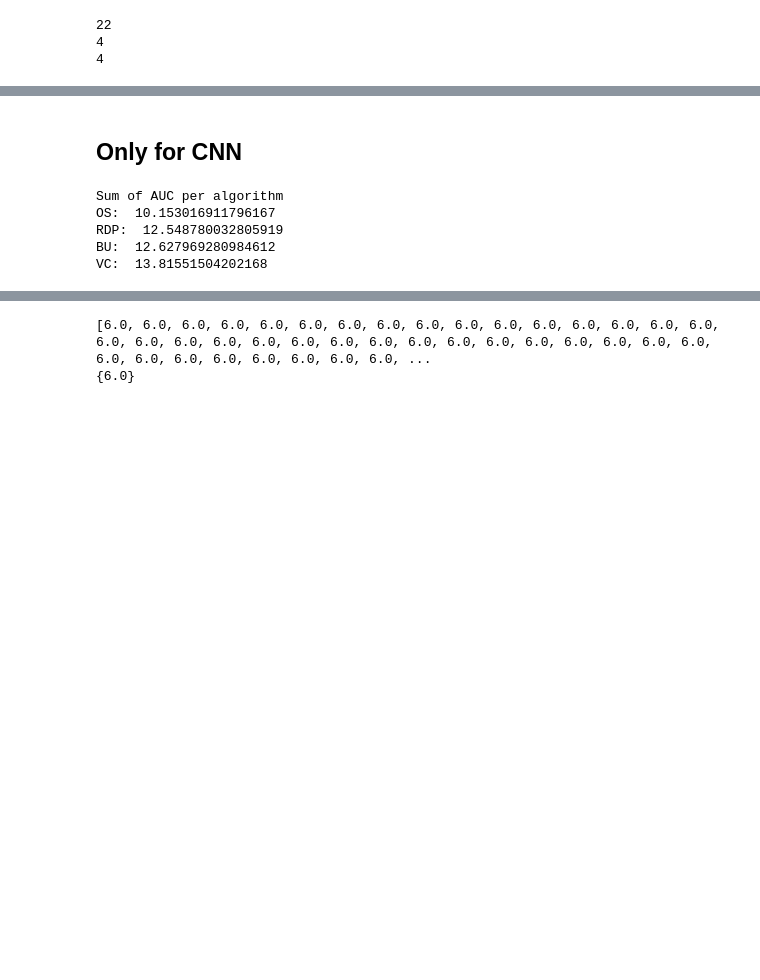
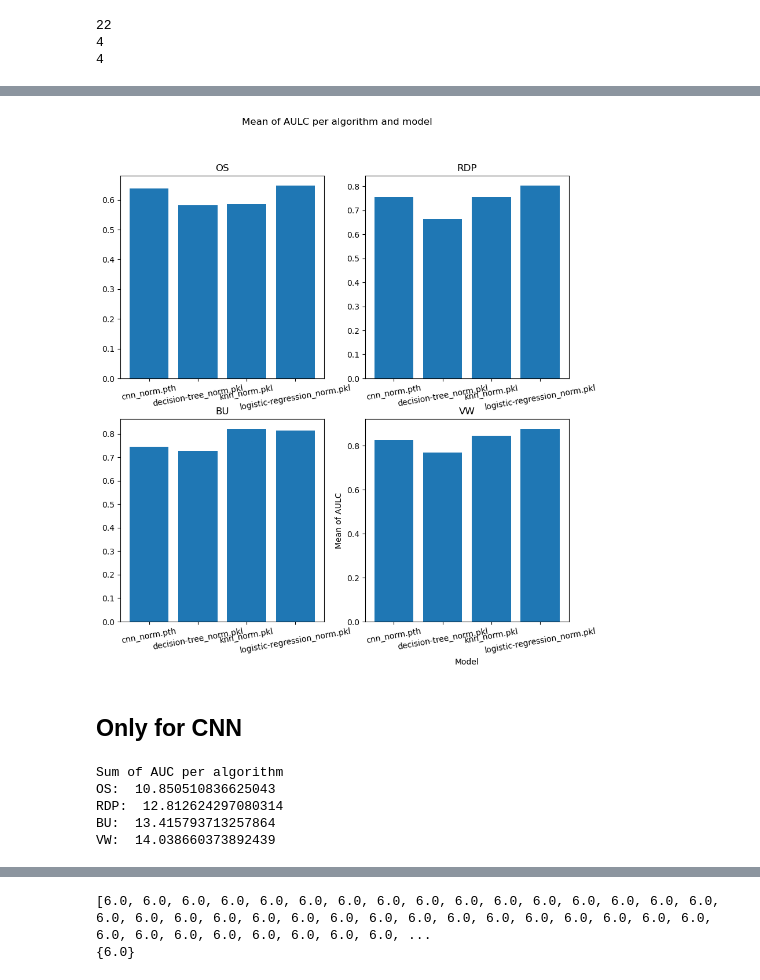
Before and after one commit to femartip/XAI_time_series, a Jupyter notebook: results/global_results.ipynb, the cells around one changed output, grey strips where cells are left out. Drawn from its saved outputs; the diff is of its cells as text; code cells hidden in the pictures; blank space fills up the shorter version.

```diff
--- a/results/global_results.ipynb
+++ b/results/global_results.ipynb
@@ -84 +134,25 @@ logistic-regression_norm.pkl    0.881483
 Name: performance, dtype: float64
+# %%
+fig, ax = plt.subplots(nrows=2, ncols=2, figsize=(10, 10))
+ax[0, 0].bar(os_alg_all_per_model.index, os_alg_all_per_model.values)
+ax[0, 0].set_title('OS')
+ax[0, 0].set_xticklabels(os_alg_all_per_model.index, rotation=10)
+
+ax[0, 1].bar(rdp_alg_all_per_model.index, rdp_alg_all_per_model.values)
+ax[0, 1].set_xticklabels(os_alg_all_per_model.index, rotation=10)
+ax[0, 1].set_title('RDP')
+
+ax[1, 0].bar(bu_alg_all_per_model.index, bu_alg_all_per_model.values)
+ax[1, 0].set_xticklabels(bu_alg_all_per_model.index, rotation=10)
+ax[1, 0].set_title('BU')
+
+ax[1, 1].bar(vw_alg_all_per_model.index, vw_alg_all_per_model.values)
+ax[1, 1].set_xticklabels(vw_alg_all_per_model.index, rotation=10)
+ax[1, 1].set_title('VW')
+
+plt.suptitle('Mean of AULC per algorithm and model')
+plt.xlabel('Model')
+plt.ylabel('Mean of AULC')
+plt.show()
+# %% [output]
+[figure, added]
@@ -89,16 +165,16 @@ results = results.query('model == "cnn_norm.pth"')
 # %%
-os_alg = results.query('simp_algorithm == "OS"')["performance"].sum()
-rdp_alg = results.query('simp_algorithm == "RDP"')["performance"].sum()
-bu_alg = results.query('simp_algorithm == "BU"')["performance"].sum()
-vc_alg = results.query('simp_algorithm == "VC"')["performance"].sum()
+os_alg_sum_cnn = results_cnn.query('simp_algorithm == "OS"')["performance"].sum()
+rdp_alg_sum_cnn = results_cnn.query('simp_algorithm == "RDP"')["performance"].sum()
+bu_alg_sum_cnn = results_cnn.query('simp_algorithm == "BU"')["performance"].sum()
+vw_alg_sum_cnn = results_cnn.query('simp_algorithm == "VW"')["performance"].sum()
 print("Sum of AUC per algorithm")
-print("OS: ", os_alg)
-print("RDP: ", rdp_alg)
-print("BU: ", bu_alg)
-print("VC: ", vc_alg)
+print("OS: ", os_alg_sum_cnn)
+print("RDP: ", rdp_alg_sum_cnn)
+print("BU: ", bu_alg_sum_cnn)
+print("VW: ", vw_alg_sum_cnn)
 # %% [output]
 Sum of AUC per algorithm
-OS:  10.153016911796167
-RDP:  12.548780032805919
-BU:  12.627969280984612
-VC:  13.81551504202168
+OS:  10.850510836625043
+RDP:  12.812624297080314
+BU:  13.415793713257864
+VW:  14.038660373892439
```
Also changed, not shown: parts of 14 cells of this notebook, 56 other files.
